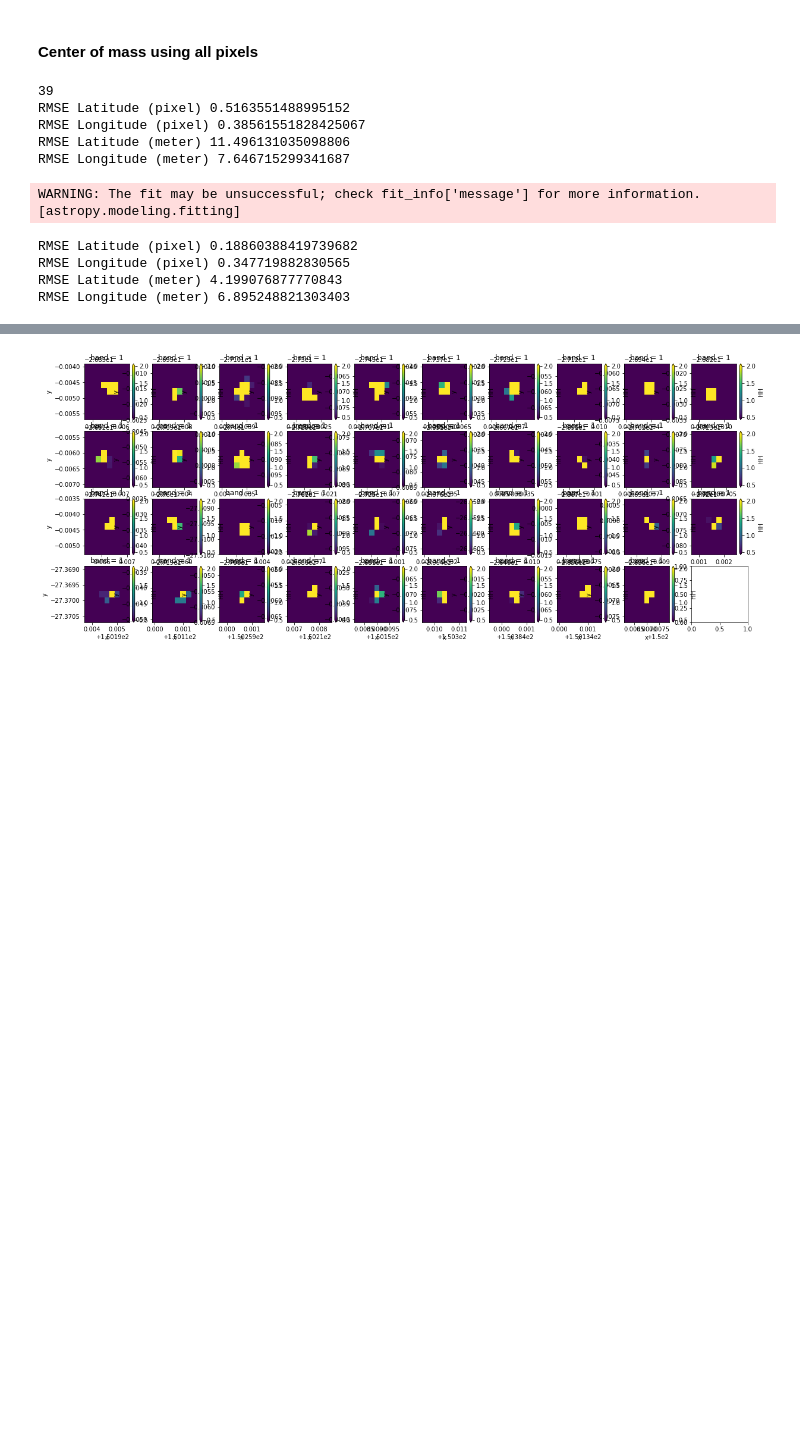
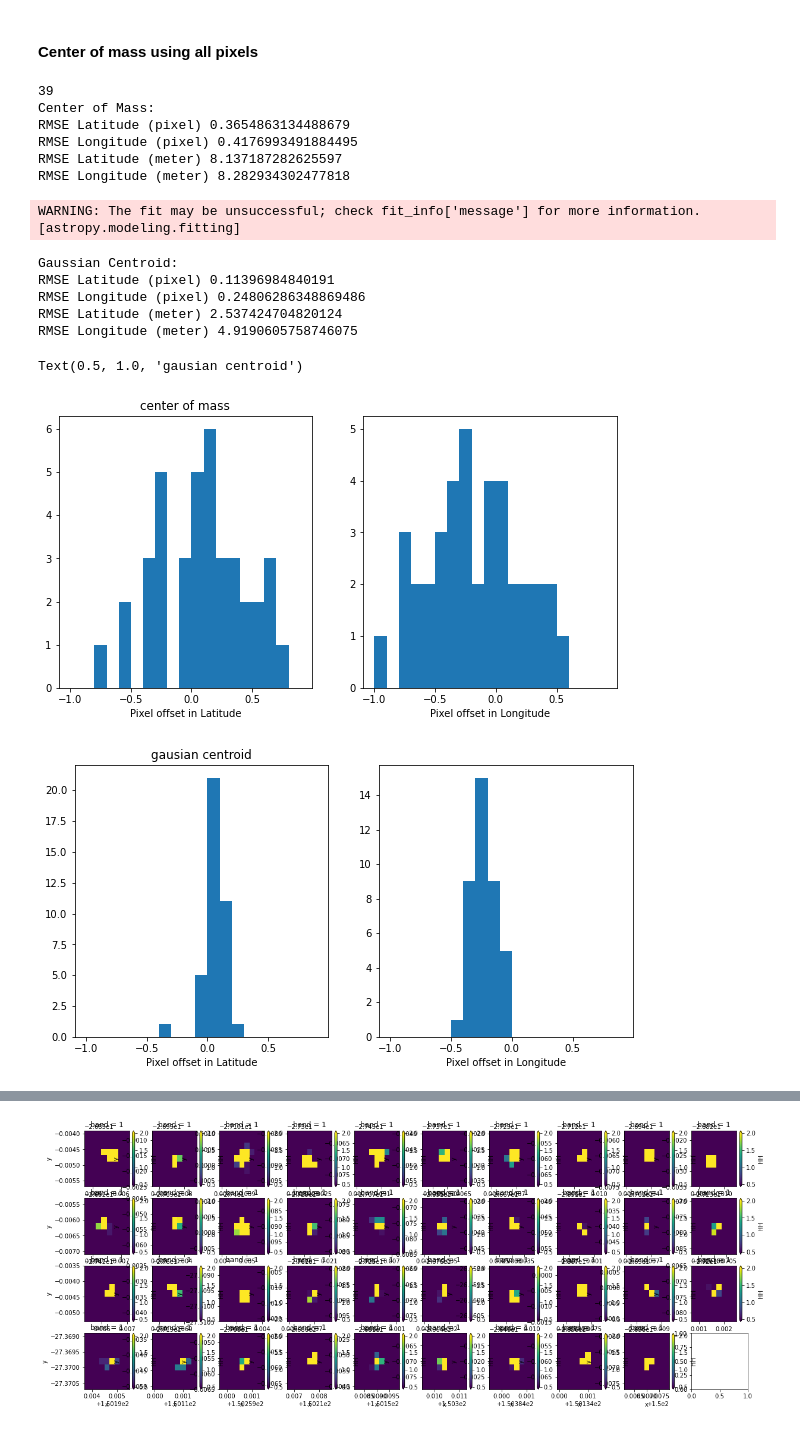
Before and after one commit to fangfy/deafrica-sandbox-notebooks, a Jupyter notebook: Datasets/Sentinel-1_NRB_sample_CR_gamma.ipynb, the cells around one changed output, grey strips where cells are left out. Cells and saved outputs as stored; diff of their text form; code cells hidden in the pictures; blank space fills up the shorter version.

Commit message:
Updated CR gamma comparison

```diff
--- a/Datasets/Sentinel-1_NRB_sample_CR_gamma.ipynb
+++ b/Datasets/Sentinel-1_NRB_sample_CR_gamma.ipynb
@@ -28,21 +28,35 @@ from matplotlib import pyplot as plt
 from photutils.centroids import centroid_2dg
 from scipy import interpolate
 from scipy import ndimage
+# %%
+# sinergise
+def load_s1_sample_combined(s1_sample_path, band):
+    fnames = glob.glob(f"{s1_sample_path}/**/*_{band}.tif", recursive=True)
+    data = []
+    for fname in fnames:
+        date = np.datetime64('-'.join(fname.split('/')[-1].split('/')[-1].split('_')[4:7]))
+        data.append(xr.open_rasterio(fname, chunks={'x':1000, 'y':1000}).squeeze().to_dataset(name=band).expand_dims({'time':[date]}))
+    dtype = data[0][band].dtype
+    return xr.combine_by_coords(data).astype(dtype).sortby('time')
+
+data = [load_s1_sample_combined('s1_nrb_bilinear', 'HH'),load_s1_sample_combined('s1_nrb_bilinear', 'MASK')]
+combined = xr.combine_by_coords(data)
+combined = combined.isel(time=-1)
 # %%
-# sinergise sample
+# sinergise sample shifted
 fnames = glob.glob('../../S1_samples/CR_sinergise_shifted/*_NEAREST/HH.tif')
 data = [xr.open_rasterio(fname, chunks={'x':1000, 'y':1000}).squeeze().to_dataset(name='HH') for fname in fnames]
 
 fnames = glob.glob('../../S1_samples/CR_sinergise_shifted/*_NEAREST/MASK.tif')
 data += [xr.open_rasterio(fname, chunks={'x':1000, 'y':1000}).squeeze().to_dataset(name='MASK') for fname in fnames]
 
-combined = xr.combine_by_coords(data)
+combined_shifted = xr.combine_by_coords(data)
 # %%
 # gamma output
 fname = '../../S1_samples/CR_gamma/HH-Gamma0_rtc-pwr_S1-IW_Cop30_20191011_SuratBasin/HH-Gamma0_rtc-pwr_S1-IW_Cop30_20191011_SuratBasin_Float32_NN-2x2look.tif'
 gamma = xr.open_rasterio(fname, chunks={'x':1000, 'y':1000}).squeeze().to_dataset(name='HH')
 # %%
-x_slice = slice(np.max([combined.x.values[0], gamma.x.values[0]]), np.min([combined.x.values[-1], gamma.x.values[-1]]))
-y_slice = slice(np.max([combined.y.values[0], gamma.y.values[0]]), np.min([combined.x.values[-1], gamma.y.values[-1]]))
+x_slice = slice(np.max([combined_shifted.x.values[0], gamma.x.values[0]]), np.min([combined_shifted.x.values[-1], gamma.x.values[-1]]))
+y_slice = slice(np.max([combined_shifted.y.values[0], gamma.y.values[0]]), np.min([combined_shifted.x.values[-1], gamma.y.values[-1]]))
 # %%
 combined = combined.sel(x=x_slice, y = y_slice)
@@ -133,39 +148,60 @@ for i in range(len(data_crs)):
 
     c_lats.append(c_lat)
     c_lons.append(c_lon)
 
+print('Center of Mass:')
 print("RMSE Latitude (pixel)", np.sqrt(np.mean((np.array(true_lats) - c_lats)**2))/ps)
 print("RMSE Longitude (pixel)", np.sqrt(np.mean((np.array(true_lons) - c_lons)**2))/ps)
 print("RMSE Latitude (meter)", np.sqrt(np.mean((np.array(true_lats) - c_lats)**2))*mpd_lat)
 print("RMSE Longitude (meter)", np.sqrt(np.mean((np.array(true_lons) - c_lons)**2))*mpd_lon)
+
+f, ax = plt.subplots(1, 2, figsize=(10,5))
+ax[0].hist((np.array(true_lats) - c_lats)/ps, bins=np.arange(-1,1,0.1));
+ax[0].set_xlabel('Pixel offset in Latitude');
+ax[1].hist((np.array(true_lons)  - c_lons)/ps, bins=np.arange(-1,1,0.1));
+ax[1].set_xlabel('Pixel offset in Longitude');
+ax[0].set_title('center of mass')
+
 # gaussian centroid
 
 c_lats = []
 c_lons = []
 for i in range(len(data_crs)):
 
     # gaussian centroid
     fx = interpolate.interp1d(np.arange(len(data_crs[i].x)), data_crs[i].x.values)
     fy = interpolate.interp1d(np.arange(len(data_crs[i].y)), data_crs[i].y.values)
     x, y = centroid_2dg(data_crs[i].values)
     c_lon, c_lat = fx(x), fy(y)
 
     c_lats.append(c_lat)
     c_lons.append(c_lon)
 
-
+print('Gaussian Centroid:')
 print("RMSE Latitude (pixel)", np.sqrt(np.mean((np.array(true_lats) - c_lats)**2))/ps)
 print("RMSE Longitude (pixel)", np.sqrt(np.mean((np.array(true_lons) - c_lons)**2))/ps)
 print("RMSE Latitude (meter)", np.sqrt(np.mean((np.array(true_lats) - c_lats)**2))*mpd_lat)
 print("RMSE Longitude (meter)", np.sqrt(np.mean((np.array(true_lons) - c_lons)**2))*mpd_lon)
+
+f, ax = plt.subplots(1, 2, figsize=(10,5))
+ax[0].hist((np.array(true_lats) - c_lats)/ps, bins=np.arange(-1,1,0.1));
+ax[0].set_xlabel('Pixel offset in Latitude');
+ax[1].hist((np.array(true_lons)  - c_lons)/ps, bins=np.arange(-1,1,0.1));
+ax[1].set_xlabel('Pixel offset in Longitude');
+ax[0].set_title('gausian centroid')
 # %% [output]
 39
-RMSE Latitude (pixel) 0.5163551488995152
-RMSE Longitude (pixel) 0.38561551828425067
-RMSE Latitude (meter) 11.496131035098806
-RMSE Longitude (meter) 7.646715299341687
+Center of Mass:
+RMSE Latitude (pixel) 0.3654863134488679
+RMSE Longitude (pixel) 0.4176993491884495
+RMSE Latitude (meter) 8.137187282625597
+RMSE Longitude (meter) 8.282934302477818
 WARNING: The fit may be unsuccessful; check fit_info['message'] for more information. [astropy.modeling.fitting]
-RMSE Latitude (pixel) 0.18860388419739682
-RMSE Longitude (pixel) 0.347719882830565
-RMSE Latitude (meter) 4.199076877770843
-RMSE Longitude (meter) 6.895248821303403
+Gaussian Centroid:
+RMSE Latitude (pixel) 0.11396984840191
+RMSE Longitude (pixel) 0.24806286348869486
+RMSE Latitude (meter) 2.537424704820124
+RMSE Longitude (meter) 4.9190605758746075
+Text(0.5, 1.0, 'gausian centroid')
+[figure, added]
+[figure, added]
```
Also changed, not shown: parts of 4 cells of this notebook.
